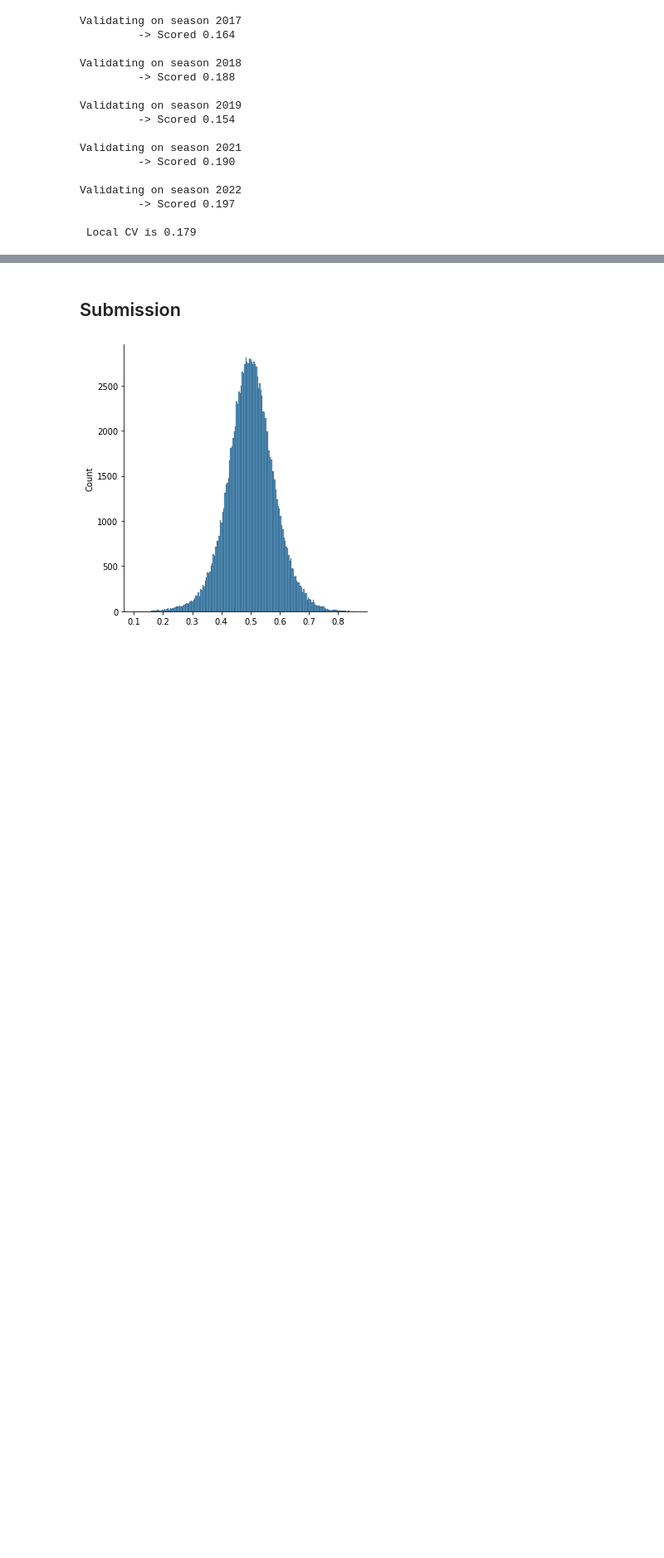
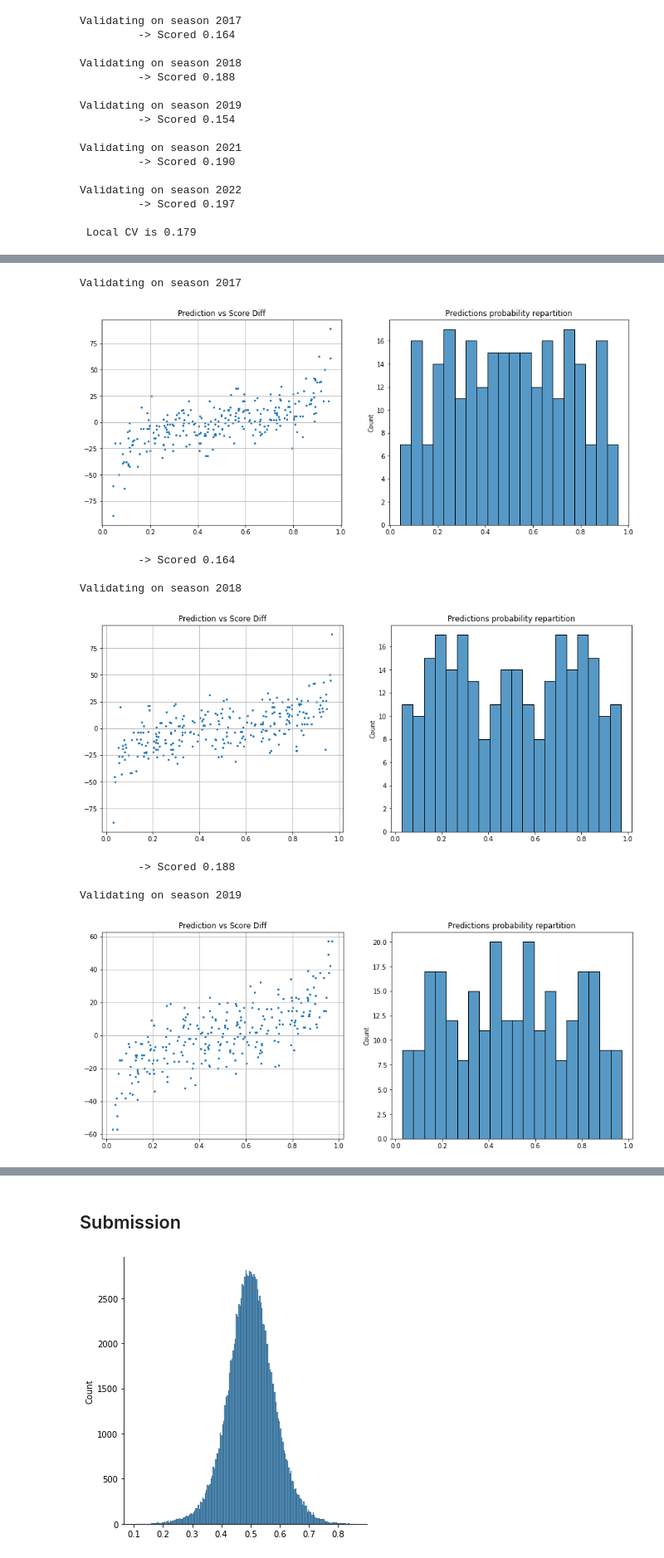
Before and after one commit to YTW0415/Kaggle_Basketball, a Jupyter notebook: Kaggle_basket_20230301.ipynb, the cells around one changed output, grey strips where cells are left out. Shown: that part at 83% size. Cells and saved outputs as stored; diff of their text form; code cells hidden in the pictures; blank space fills up the shorter version.

```diff
--- a/Kaggle_basket_20230301.ipynb
+++ b/Kaggle_basket_20230301.ipynb
@@ -552,0 +672,78 @@ Validating on season 2022
+# %%
+plot=True
+verbose=1
+mode="cls"
+df_test_ = df_test
+
+seasons = df['Season'].unique()
+cvs = []
+pred_tests = []
+target = "ScoreDiff" if mode == "reg" else "WinA"
+
+for season in seasons[1:]:
+    if verbose:
+        print(f'\nValidating on season {season}')
+
+    df_train = df[df['Season'] < season].reset_index(drop=True).copy()
+    df_val = df[df['Season'] == season].reset_index(drop=True).copy()
+    df_test = df_test_.copy()
+
+    df_train, df_val, df_test = rescale(features, df_train, df_val, df_test)
+
+    if mode == "reg":
+#             model = LinearRegression()
+        model = ElasticNet(alpha=1, l1_ratio=0.5)
+    else:
+        model = LogisticRegression(C=1)
+
+    model.fit(df_train[features], df_train[target])
+
+    if mode == "reg":
+        pred = model.predict(df_val[features])
+    else:
+        pred = model.predict_proba(df_val[features])[:, 1]
+
+    if df_test is not None:
+        if mode == "reg":
+            pred_test = model.predict(df_test[features])
+
+#                 print( pred_test.max() - pred_test.min())
+            pred_test = (pred_test - pred_test.min()) / (pred_test.max() - pred_test.min())
+        else:
+            pred_test = model.predict_proba(df_test[features])[:, 1]
+
+        pred_tests.append(pred_test)
+
+    if plot:
+        plt.figure(figsize=(15, 6))
+        plt.subplot(1, 2, 1)
+        plt.scatter(pred, df_val['ScoreDiff'].values, s=5)
+        plt.title('Prediction vs Score Diff')
+        plt.grid(True)
+        plt.subplot(1, 2, 2)
+        sns.histplot(pred, bins=20)
+        plt.title('Predictions probability repartition')
+        plt.show()
+
+    pred = (pred - pred.min()) / (pred.max() - pred.min())
+    pred = np.clip(pred, 0, 1)
+
+    score = ((df_val['WinA'].values - pred) ** 2).mean()
+
+    cvs.append(score)
+
+    if verbose:
+        print(f'\t -> Scored {score:.3f}')
+
+print(f'\n Local CV is {np.mean(cvs):.3f}')
+# %% [output]
+Validating on season 2017
+[figure, added]
+         -> Scored 0.164
+
+Validating on season 2018
+[figure, added]
+         -> Scored 0.188
+
+Validating on season 2019
+[figure, added]
```
Also changed, not shown: parts of 39 cells of this notebook.
